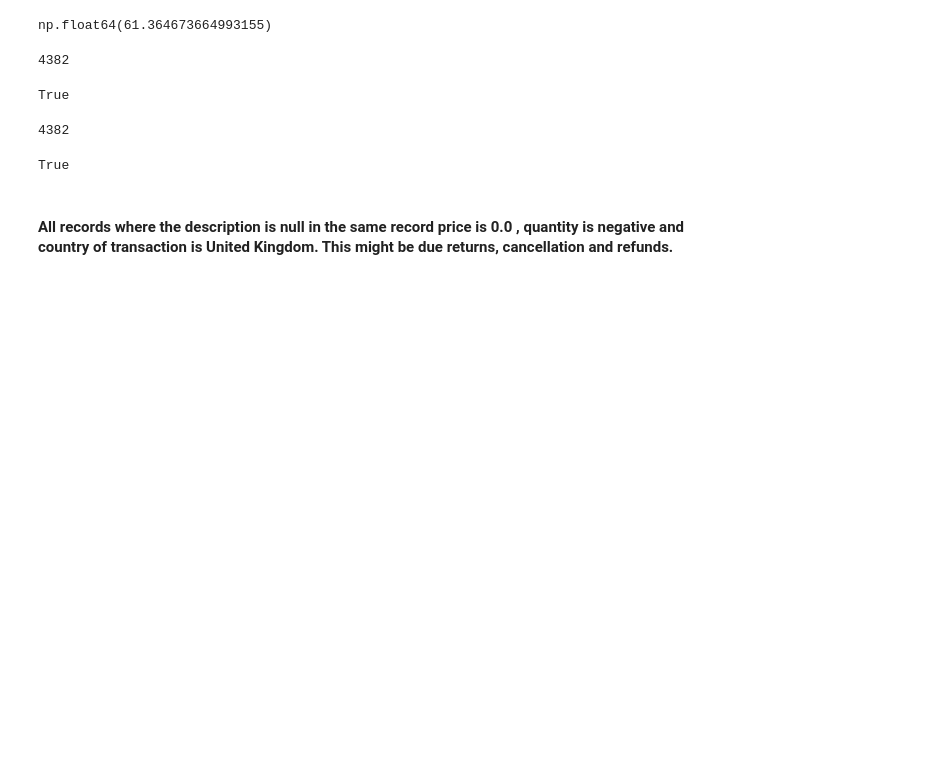
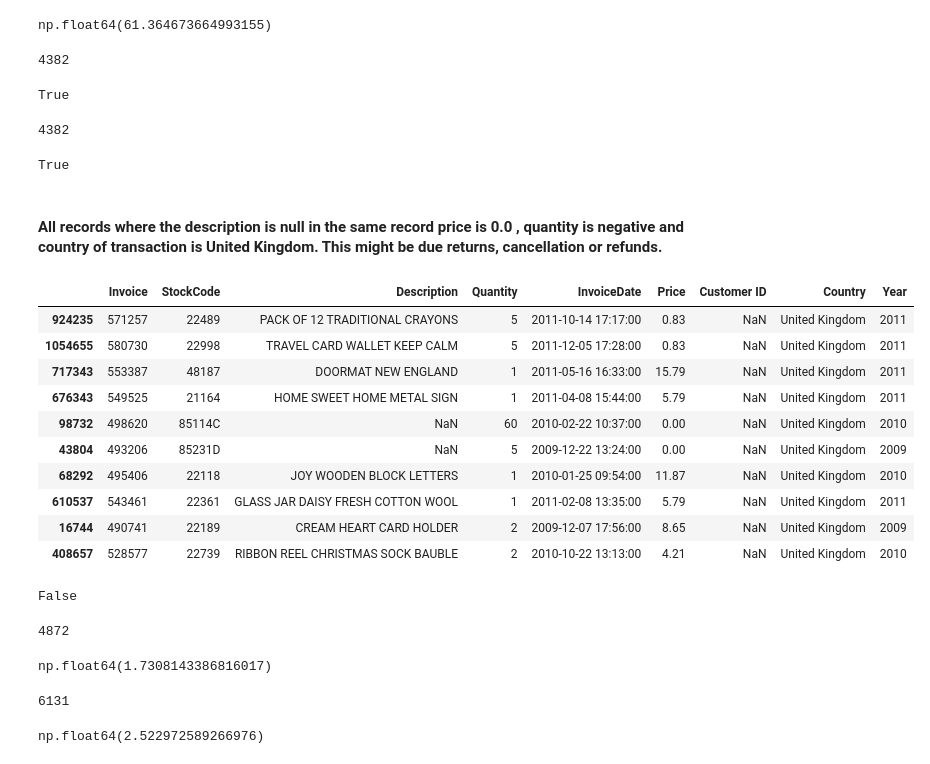
Before and after one commit to SahilLASKAR13/customer-segmentation-retention-analysis, a Jupyter notebook: notebook/CSRA.ipynb, the cells around one changed output. Drawn from its saved outputs; the diff is of its cells as text; code cells hidden in the pictures; blank space fills up the shorter version.

```diff
--- a/notebook/CSRA.ipynb
+++ b/notebook/CSRA.ipynb
@@ -399,4 +399,38 @@ all(df[df["Description"].isnull()]["Price"] == 0.0)
 # %% [output]
 True
 # %% [markdown]
-#### All records where the description is null in the same record price is 0.0 , quantity is negative and country of transaction is United Kingdom. This might be due returns, cancellation and refunds.
+#### All records where the description is null in the same record price is 0.0 , quantity is negative and country of transaction is United Kingdom. This might be due returns, cancellation or refunds.
+# %%
+df[df['Customer ID'].isnull()].sample(10)
+# %% [output]
+|  | Invoice | StockCode | Description | Quantity | InvoiceDate | Price | Customer ID | Country | Year |
+| 924235 | 571257 | 22489 | PACK OF 12 TRADITIONAL CRAYONS | 5 | 2011-10-14 17:17:00 | 0.83 | NaN | United Kingdom | 2011 |
+| 1054655 | 580730 | 22998 | TRAVEL CARD WALLET KEEP CALM | 5 | 2011-12-05 17:28:00 | 0.83 | NaN | United Kingdom | 2011 |
+| 717343 | 553387 | 48187 | DOORMAT NEW ENGLAND | 1 | 2011-05-16 16:33:00 | 15.79 | NaN | United Kingdom | 2011 |
+| 676343 | 549525 | 21164 | HOME SWEET HOME METAL SIGN | 1 | 2011-04-08 15:44:00 | 5.79 | NaN | United Kingdom | 2011 |
+| 98732 | 498620 | 85114C | NaN | 60 | 2010-02-22 10:37:00 | 0.00 | NaN | United Kingdom | 2010 |
+| 43804 | 493206 | 85231D | NaN | 5 | 2009-12-22 13:24:00 | 0.00 | NaN | United Kingdom | 2009 |
+| 68292 | 495406 | 22118 | JOY WOODEN BLOCK LETTERS | 1 | 2010-01-25 09:54:00 | 11.87 | NaN | United Kingdom | 2010 |
+| 610537 | 543461 | 22361 | GLASS JAR DAISY FRESH COTTON WOOL | 1 | 2011-02-08 13:35:00 | 5.79 | NaN | United Kingdom | 2011 |
+| 16744 | 490741 | 22189 | CREAM HEART CARD HOLDER | 2 | 2009-12-07 17:56:00 | 8.65 | NaN | United Kingdom | 2009 |
+| 408657 | 528577 | 22739 | RIBBON REEL CHRISTMAS SOCK BAUBLE | 2 | 2010-10-22 13:13:00 | 4.21 | NaN | United Kingdom | 2010 |
+# %%
+all(df[df["Customer ID"].isnull()]["Description"].isnull())
+# %% [output]
+False
+# %%
+df[df["Customer ID"].isnull()]["Description"].nunique()
+# %% [output]
+4872
+# %%
+(df[df["Customer ID"].isnull()]["Quantity"] <= 0).mean() * 100
+# %% [output]
+np.float64(1.7308143386816017)
+# %%
+df[(df["Customer ID"].isnull()) & (df["Price"] == 0.0)].shape[0]
+# %% [output]
+6131
+# %%
+(df[df["Customer ID"].isnull()]["Price"] == 0.0).mean() *100
+# %% [output]
+np.float64(2.522972589266976)
```
Also changed, not shown: parts of 15 cells of this notebook.
